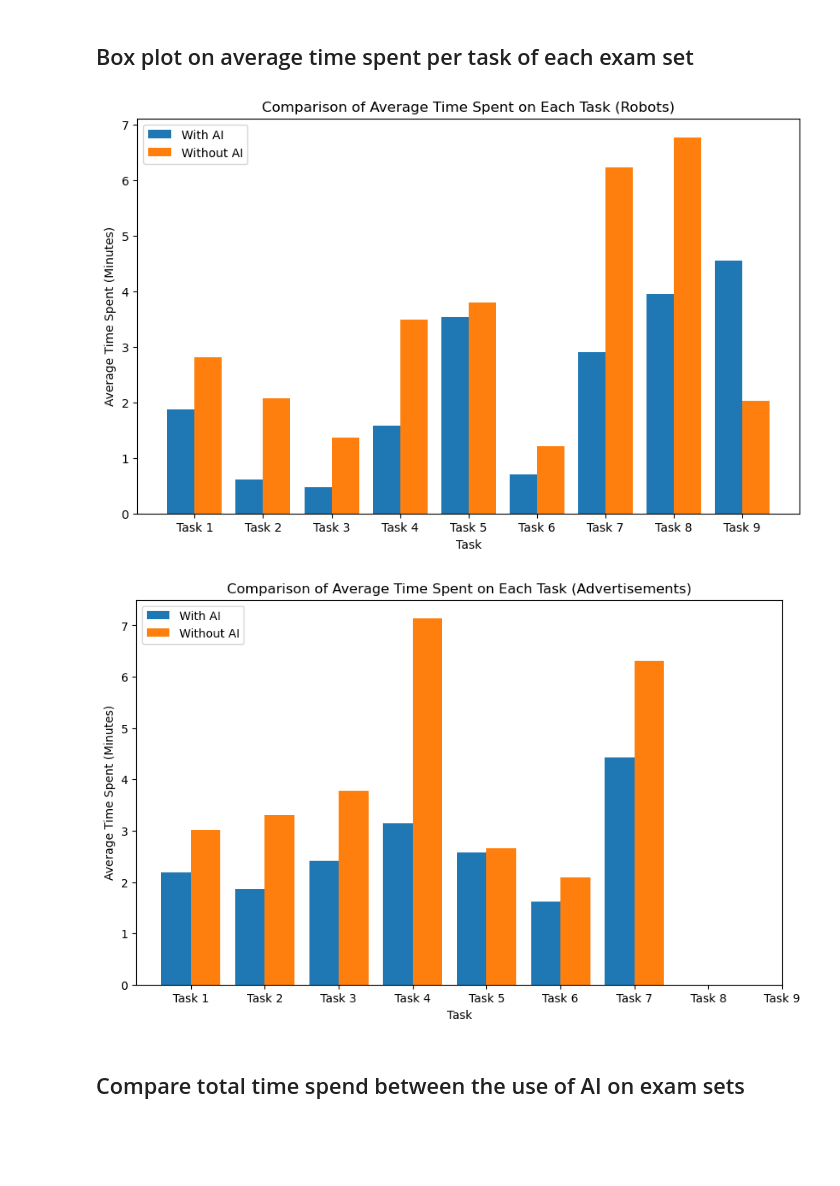
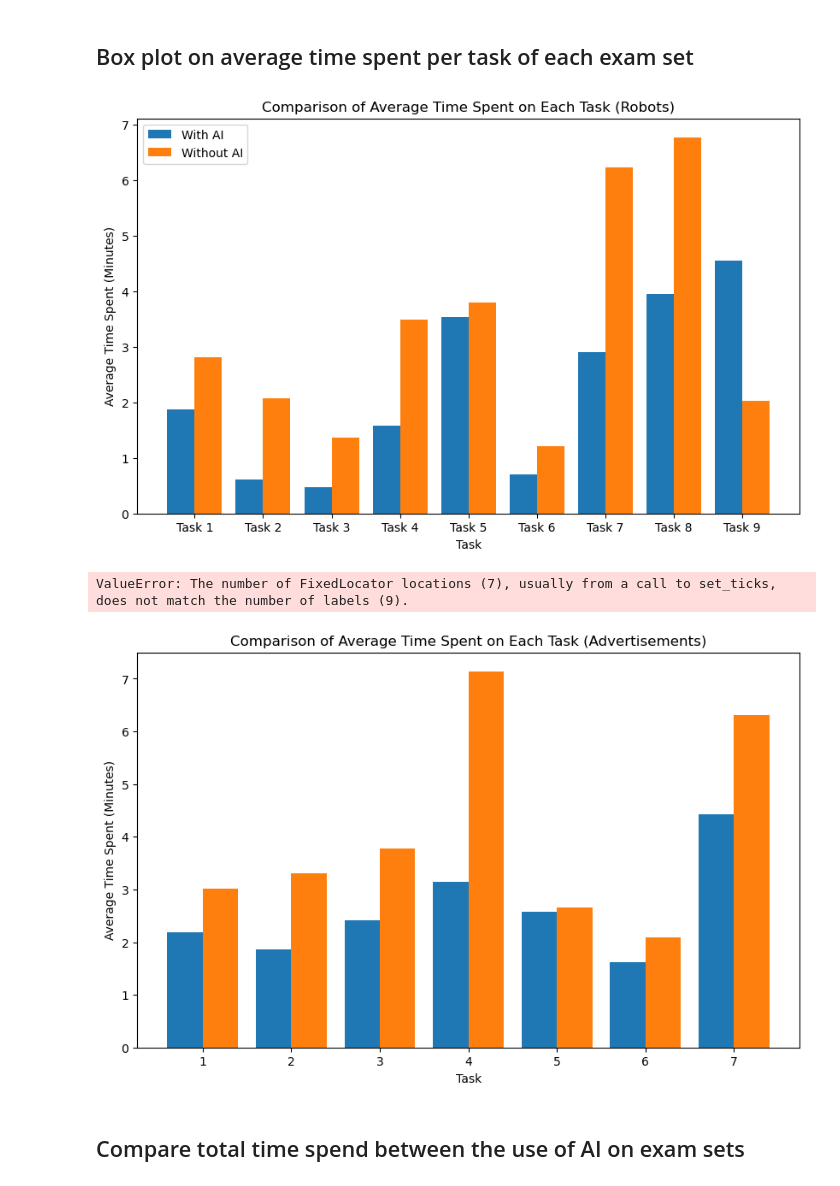
Before and after one commit to cseetreview/review_project, a Jupyter notebook: dataanalysis copy.ipynb, the cells around one changed output. Drawn from its saved outputs; the diff is of its cells as text; code cells hidden in the pictures; blank space fills up the shorter version.

```diff
--- a/dataanalysis copy.ipynb
+++ b/dataanalysis copy.ipynb
@@ -10,7 +10,7 @@ from scipy.stats import ttest_ind
 from sklearn.cluster import KMeans
 from sklearn.preprocessing import StandardScaler
 
-data = pd.read_csv('promptCount.csv', delimiter=';')
+data = pd.read_csv('promptCount (1).csv', delimiter=';')
 
 print(data.head())
 # %% [output]
@@ -150,35 +150,36 @@ avg_time_with_ai_robots = data[(data['With AI'] == 'Yes') & (data['Exam Set'] ==
 avg_time_without_ai_robots = data[(data['With AI'] == 'No') & (data['Exam Set'] == 'Robots')].iloc[:, 3:12].apply(calculate_average_time, axis=0)
 
 avg_time_with_ai_ads = data[(data['With AI'] == 'Yes') & (data['Exam Set'] == 'Advertisements')].iloc[:, 3:12].apply(calculate_average_time, axis=0)
 avg_time_without_ai_ads = data[(data['With AI'] == 'No') & (data['Exam Set'] == 'Advertisements')].iloc[:, 3:12].apply(calculate_average_time, axis=0)
 
 # Extract task names
 task_names = [f'Task {i}' for i in range(1, 10)]
 
 # Plot for Robots
 plt.figure(figsize=(10, 6))
 plt.bar([i - 0.2 for i in range(1, 10)], avg_time_with_ai_robots, width=0.4, label='With AI')
 plt.bar([i + 0.2 for i in range(1, 10)], avg_time_without_ai_robots, width=0.4, label='Without AI')
 plt.xlabel('Task')
 plt.ylabel('Average Time Spent (Minutes)')
 plt.title('Comparison of Average Time Spent on Each Task (Robots)')
 plt.xticks(range(1, 10), task_names)
 plt.legend()
 plt.show()
 
 # Plot for Advertisements
 plt.figure(figsize=(10, 6))
 plt.bar([i - 0.2 for i in range(1, 10)], avg_time_with_ai_ads, width=0.4, label='With AI')
 plt.bar([i + 0.2 for i in range(1, 10)], avg_time_without_ai_ads, width=0.4, label='Without AI')
 plt.xlabel('Task')
 plt.ylabel('Average Time Spent (Minutes)')
 plt.title('Comparison of Average Time Spent on Each Task (Advertisements)')
-plt.xticks(range(1, 10), task_names)
+plt.xticks(range(1, 8), task_names)
 plt.legend()
 plt.show()
 # %% [output]
 [figure]
+ValueError: The number of FixedLocator locations (7), usually from a call to set_ticks, does not match the number of labels (9).
-[figure, old version]
+[figure, new version]
 # %% [markdown]
 ## Compare total time spend between the use of AI on exam sets
 # %%
```
Also changed, not shown: parts of 19 cells of this notebook, 1 other file.
